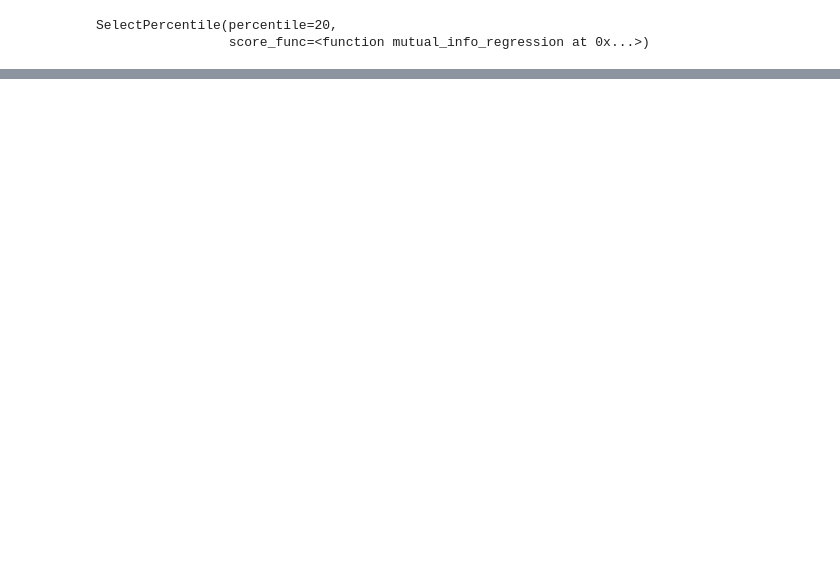
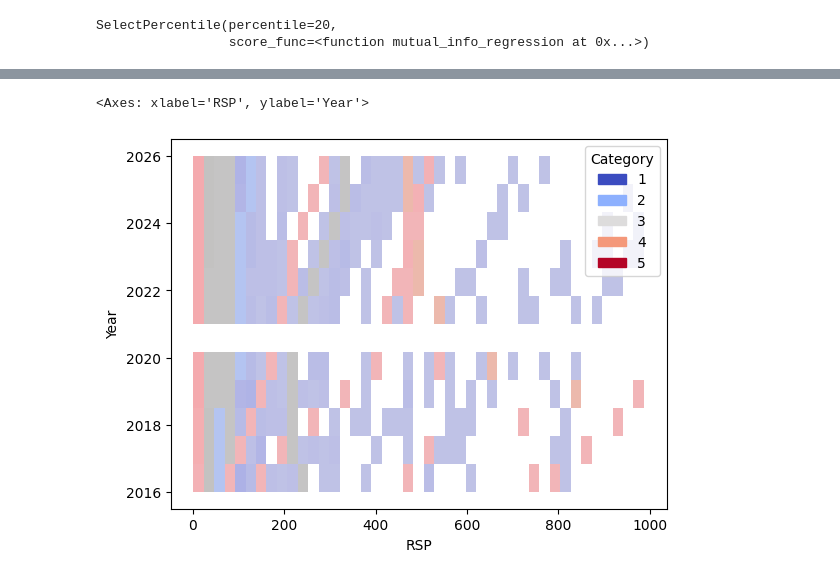
Before and after one commit to Mourad-Amj/Dragonyte_project_Team1, a Jupyter notebook: Dastans_notebook.ipynb, the cells around one changed output, grey strips where cells are left out. Drawn from its saved outputs; the diff is of its cells as text; code cells hidden in the pictures; blank space fills up the shorter version.

```diff
--- a/Dastans_notebook.ipynb
+++ b/Dastans_notebook.ipynb
@@ -297,2 +316,7 @@ sns.scatterplot(df, y = "RSP", x = "Volume")
+# %%
+sns.histplot(df, x = "RSP", y = "Year", hue = 'Category',  palette="coolwarm")
+# %% [output]
+<Axes: xlabel='RSP', ylabel='Year'>
+[figure, added]
 # %%
 
```
Also changed, not shown: parts of 42 cells of this notebook.
